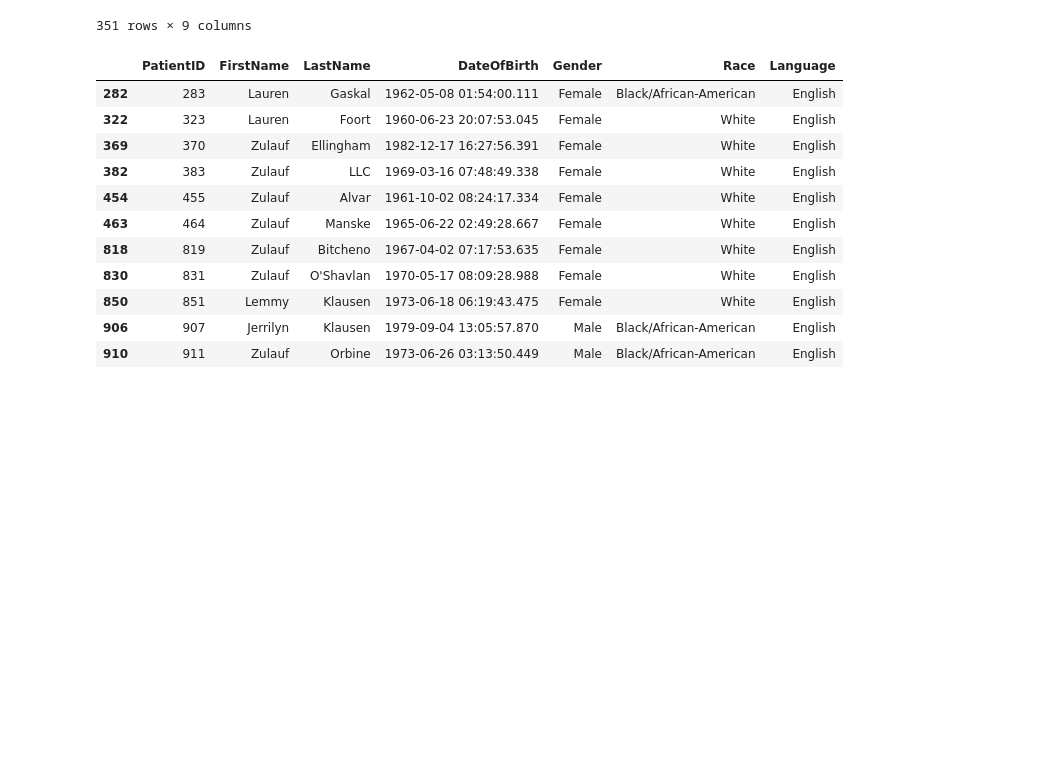
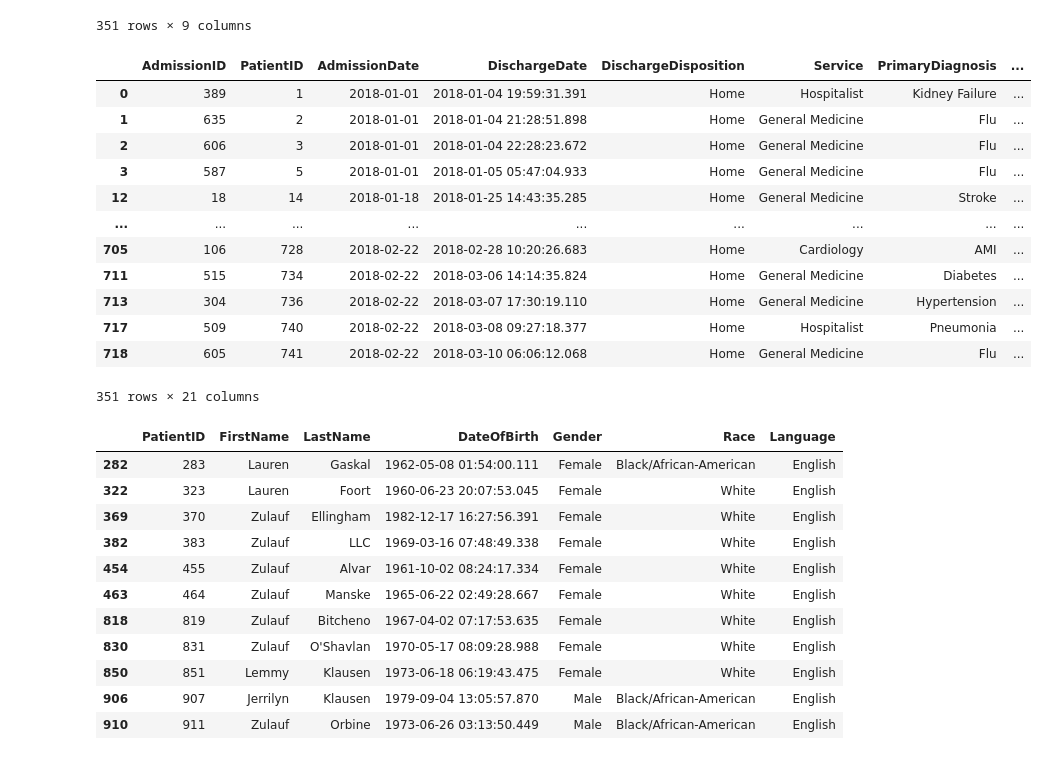
Before and after one commit to KalyaniKurakula/NumpyWarriors1, a Jupyter notebook: Hackthon/NumpyWarriors.ipynb, the cells around one changed output. Saved outputs shown, nothing was run; the diff lists cells and outputs as text; code cells hidden in the pictures; blank space fills up the shorter version.

```diff
--- a/Hackthon/NumpyWarriors.ipynb
+++ b/Hackthon/NumpyWarriors.ipynb
@@ -1133,6 +1127,28 @@ df1[condition]
 | 717 | 704 | 724 | 2018-02-22 | 2018-02-27 07:59:32.385 | Transfer | General Medicine | Pneumonia | ... |
 | 718 | 716 | 733 | 2018-02-22 | 2018-03-05 12:31:55.958 | Transfer | ICU | Heart Failure | ... |
 351 rows × 9 columns
+# %%
+#68.Display the data where actual LOS is greater than expected LOS.
+df = pd.read_excel("HospitalDatabase .xlsx",sheet_name="ReAdmissionRegistry")
+
+df1 = pd.read_excel("HospitalDatabase .xlsx",sheet_name="Discharges")
+df2 = pd.concat([df,df1], axis=1, join='inner')
+condition = (df1['ExpectedLOS'] > df['ExpectedLOS'])
+df2[condition]
+# %% [output]
+|  | AdmissionID | PatientID | AdmissionDate | DischargeDate | DischargeDisposition | Service | PrimaryDiagnosis | ... |
+| 0 | 389 | 1 | 2018-01-01 | 2018-01-04 19:59:31.391 | Home | Hospitalist | Kidney Failure | ... |
+| 1 | 635 | 2 | 2018-01-01 | 2018-01-04 21:28:51.898 | Home | General Medicine | Flu | ... |
+| 2 | 606 | 3 | 2018-01-01 | 2018-01-04 22:28:23.672 | Home | General Medicine | Flu | ... |
+| 3 | 587 | 5 | 2018-01-01 | 2018-01-05 05:47:04.933 | Home | General Medicine | Flu | ... |
+| 12 | 18 | 14 | 2018-01-18 | 2018-01-25 14:43:35.285 | Home | General Medicine | Stroke | ... |
+| ... | ... | ... | ... | ... | ... | ... | ... | ... |
+| 705 | 106 | 728 | 2018-02-22 | 2018-02-28 10:20:26.683 | Home | Cardiology | AMI | ... |
+| 711 | 515 | 734 | 2018-02-22 | 2018-03-06 14:14:35.824 | Home | General Medicine | Diabetes | ... |
+| 713 | 304 | 736 | 2018-02-22 | 2018-03-07 17:30:19.110 | Home | General Medicine | Hypertension | ... |
+| 717 | 509 | 740 | 2018-02-22 | 2018-03-08 09:27:18.377 | Home | Hospitalist | Pneumonia | ... |
+| 718 | 605 | 741 | 2018-02-22 | 2018-03-10 06:06:12.068 | Home | General Medicine | Flu | ... |
+351 rows × 21 columns
 # %%
 # 69.Details of the patients whose firstname or lastname contains string "lau" , should be case insensitive.
 
```
Also changed, not shown: parts of 4 cells of this notebook.
